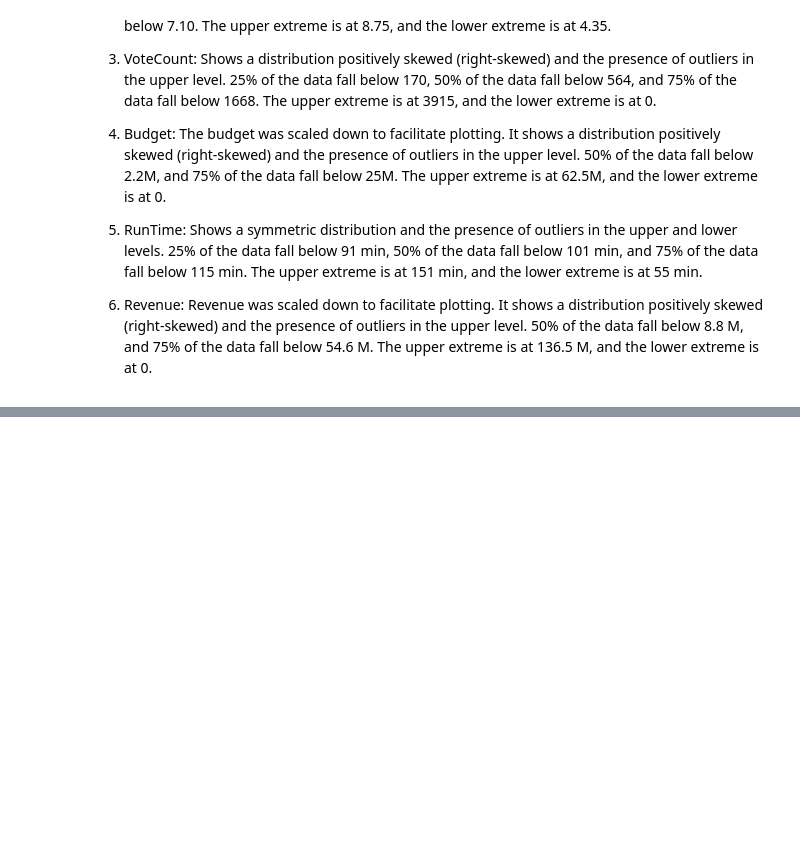
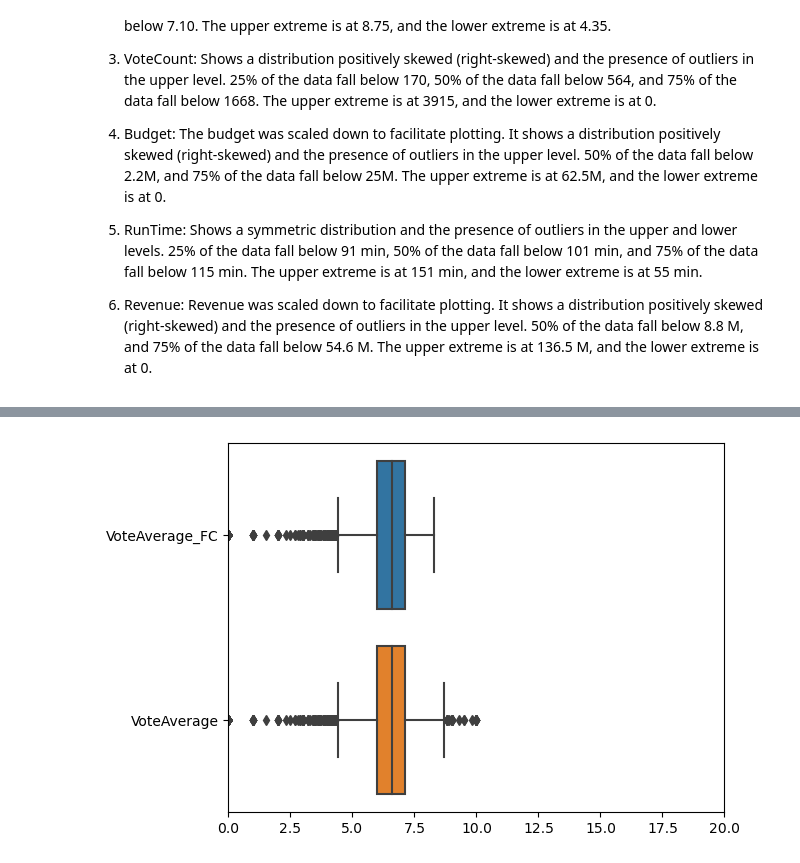
Before and after one commit to mlgomez0/advanced_python_project, a Jupyter notebook: notebooks/movies.ipynb, the cells around one changed output, grey strips where cells are left out. Drawn from its saved outputs; the diff is of its cells as text; code cells hidden in the pictures; blank space fills up the shorter version.

```diff
--- a/notebooks/movies.ipynb
+++ b/notebooks/movies.ipynb
@@ -833,0 +865,9 @@ The plots show:
+# %%
+# Applying quantile-based flooring and capping to VoteAverage
+
+vote_average_fc = apply_flooring_capping(data['VoteAverage'], 0.01, 0.99)
+# %%
+# Boxplots to compate VoteAverage with and without quantile-based flooring and capping
+create_boxplots(vote_average_fc, data['VoteAverage'], 0, 20, 'VoteAverage_FC', 'VoteAverage')
+# %% [output]
+[figure, added]
```
Also changed, not shown: parts of 59 cells of this notebook, 1 other file.
